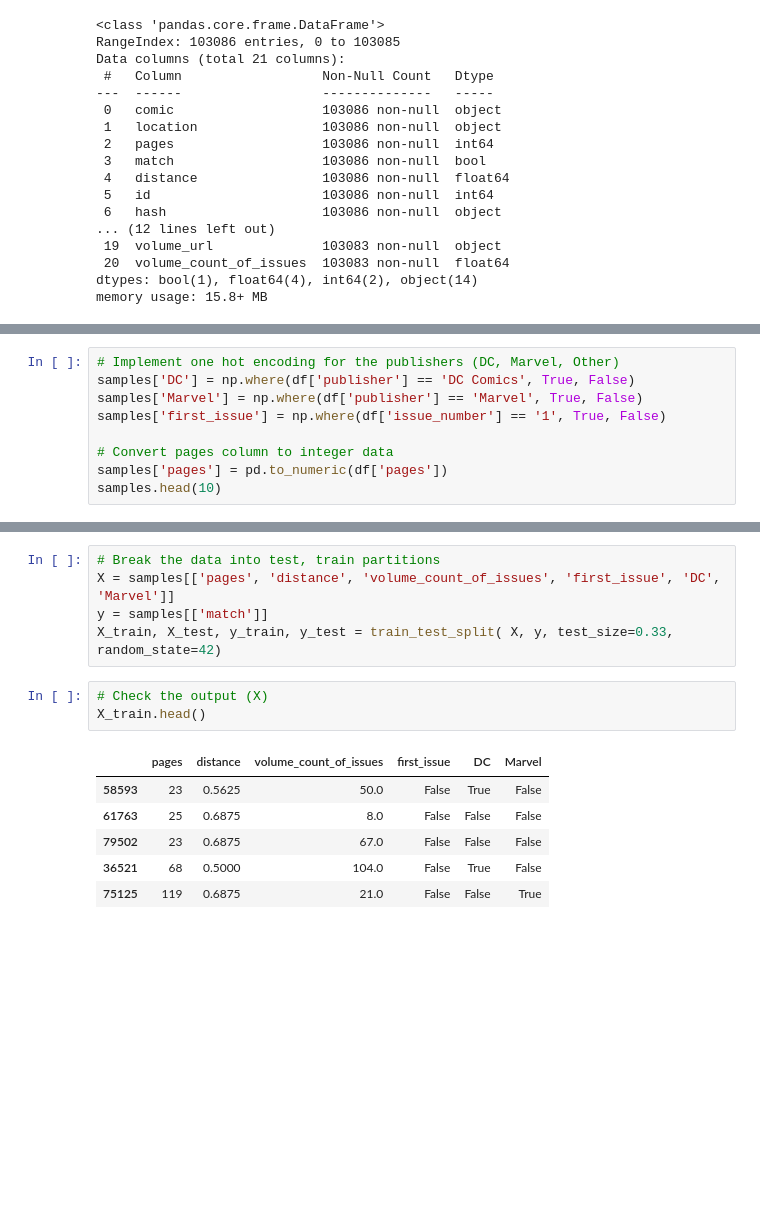
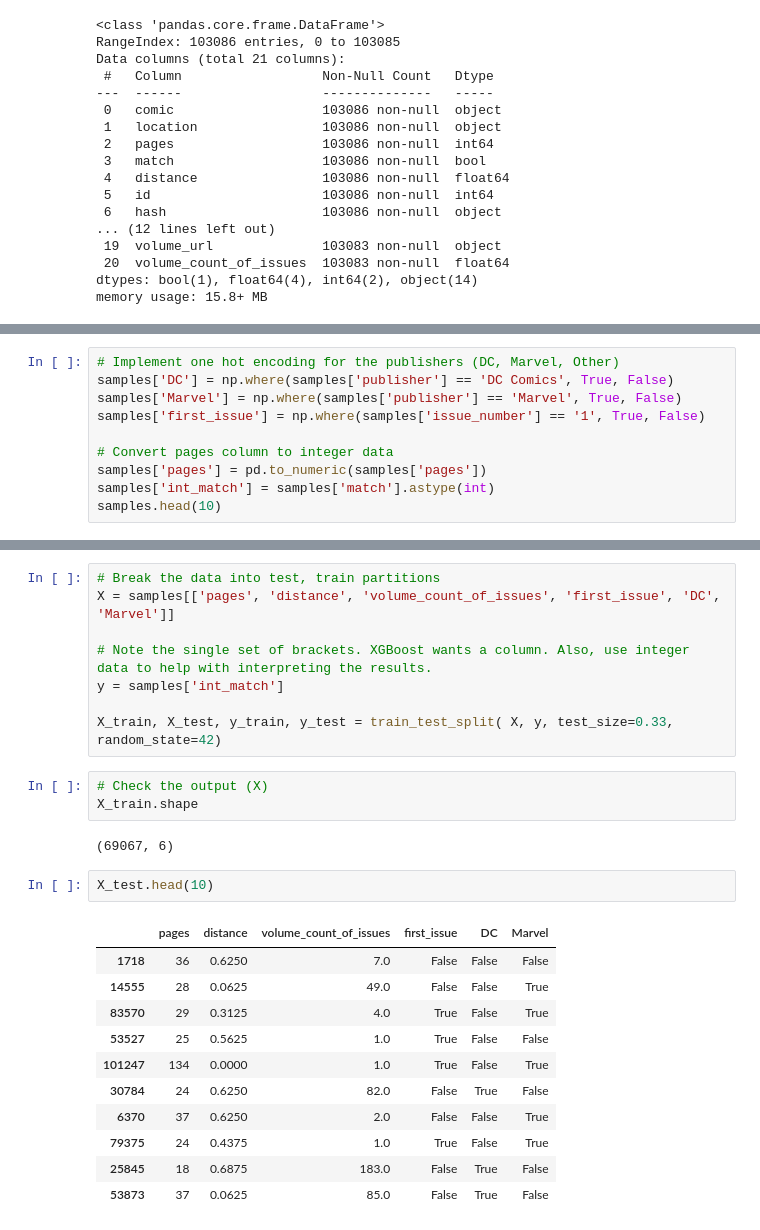
Before and after one commit to jdbennet2001/OverStreet, a Jupyter notebook: notebooks/modeling.ipynb, the cells around one changed output, grey strips where cells are left out. Saved outputs shown, nothing was run; the diff lists cells and outputs as text; blank space fills up the shorter version.

```diff
--- a/notebooks/modeling.ipynb
+++ b/notebooks/modeling.ipynb
@@ -71,12 +76,13 @@ samples.head(10)
 | 9 | Stormwatch #001 (2011-11-27) - Th... | 36 | 0.0625 | 31.0 | 1 | DC Comics | True |
 # %%
 # Implement one hot encoding for the publishers (DC, Marvel, Other)
-samples['DC'] = np.where(df['publisher'] == 'DC Comics', True, False)
-samples['Marvel'] = np.where(df['publisher'] == 'Marvel', True, False)
-samples['first_issue'] = np.where(df['issue_number'] == '1', True, False)
+samples['DC'] = np.where(samples['publisher'] == 'DC Comics', True, False)
+samples['Marvel'] = np.where(samples['publisher'] == 'Marvel', True, False)
+samples['first_issue'] = np.where(samples['issue_number'] == '1', True, False)
 
 # Convert pages column to integer data
-samples['pages'] = pd.to_numeric(df['pages'])
+samples['pages'] = pd.to_numeric(samples['pages'])
+samples['int_match'] = samples['match'].astype(int)
 samples.head(10)
 # %% [output]
 |  | comic | pages | distance | volume_count_of_issues | issue_number | publisher | match | DC | Marvel | ... |
@@ -114,18 +121,30 @@ memory usage: 5.1+ MB
 # %%
 # Break the data into test, train partitions
 X = samples[['pages', 'distance', 'volume_count_of_issues', 'first_issue', 'DC', 'Marvel']]
-y = samples[['match']]
+
+# Note the single set of brackets. XGBoost wants a column. Also, use integer data to help with interpreting the results.
+y = samples['int_match']
+
 X_train, X_test, y_train, y_test = train_test_split( X, y, test_size=0.33, random_state=42)
 # %%
 # Check the output (X)
-X_train.head()
+X_train.shape
 # %% [output]
-|  | pages | distance | volume_count_of_issues | first_issue | DC | Marvel |
-| 58593 | 23 | 0.5625 | 50.0 | False | True | False |
-| 61763 | 25 | 0.6875 | 8.0 | False | False | False |
-| 79502 | 23 | 0.6875 | 67.0 | False | False | False |
-| 36521 | 68 | 0.5000 | 104.0 | False | True | False |
-| 75125 | 119 | 0.6875 | 21.0 | False | False | True |
+(69067, 6)
+# %%
+X_test.head(10)
+# %% [output]
+|  | pages | distance | volume_count_of_issues | first_issue | DC | Marvel |
+| 1718 | 36 | 0.6250 | 7.0 | False | False | False |
+| 14555 | 28 | 0.0625 | 49.0 | False | False | True |
+| 83570 | 29 | 0.3125 | 4.0 | True | False | True |
+| 53527 | 25 | 0.5625 | 1.0 | True | False | False |
+| 101247 | 134 | 0.0000 | 1.0 | True | False | True |
+| 30784 | 24 | 0.6250 | 82.0 | False | True | False |
+| 6370 | 37 | 0.6250 | 2.0 | False | False | True |
+| 79375 | 24 | 0.4375 | 1.0 | True | False | True |
+| 25845 | 18 | 0.6875 | 183.0 | False | True | False |
+| 53873 | 37 | 0.0625 | 85.0 | False | True | False |
 # %%
 # And.. Y
 y_train.head()
```
Also changed, not shown: parts of 7 cells of this notebook.
